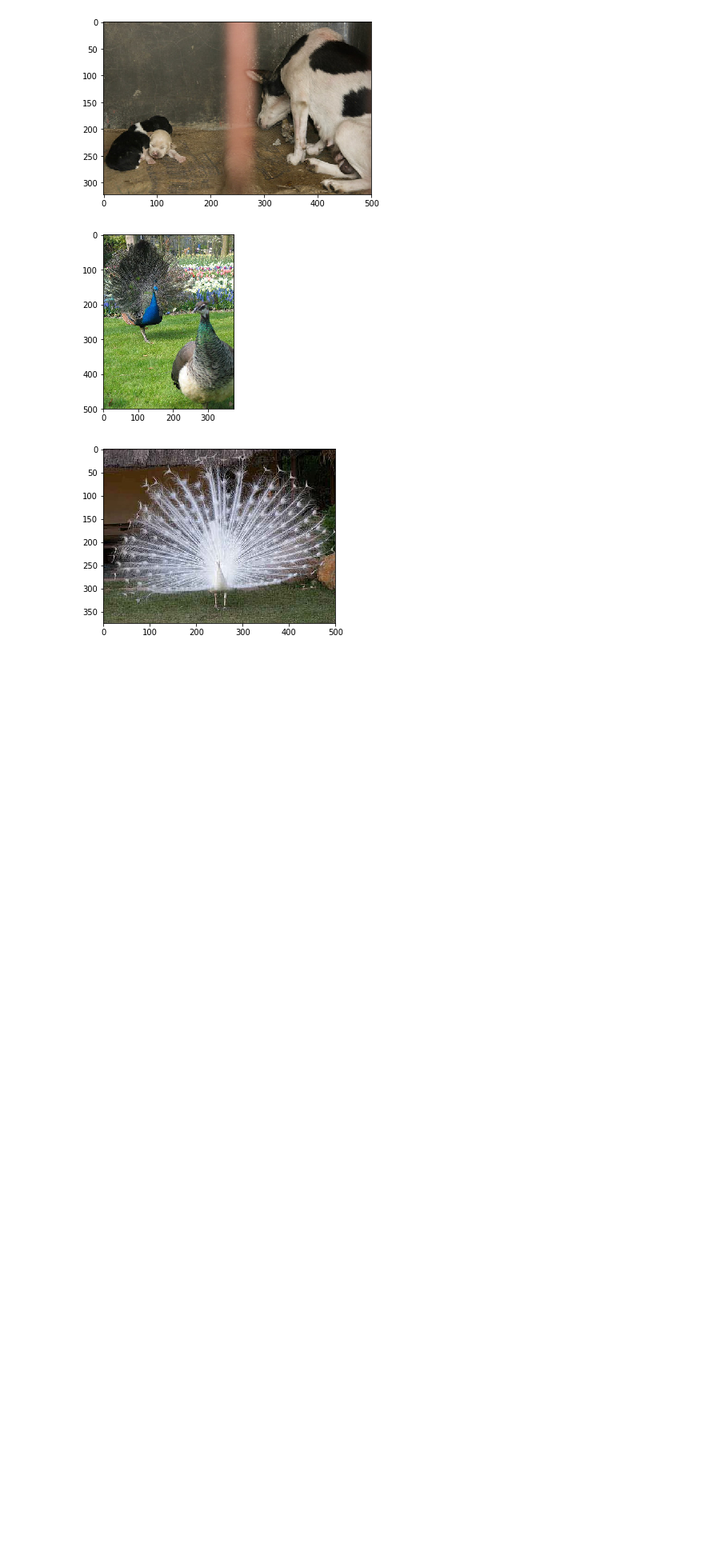
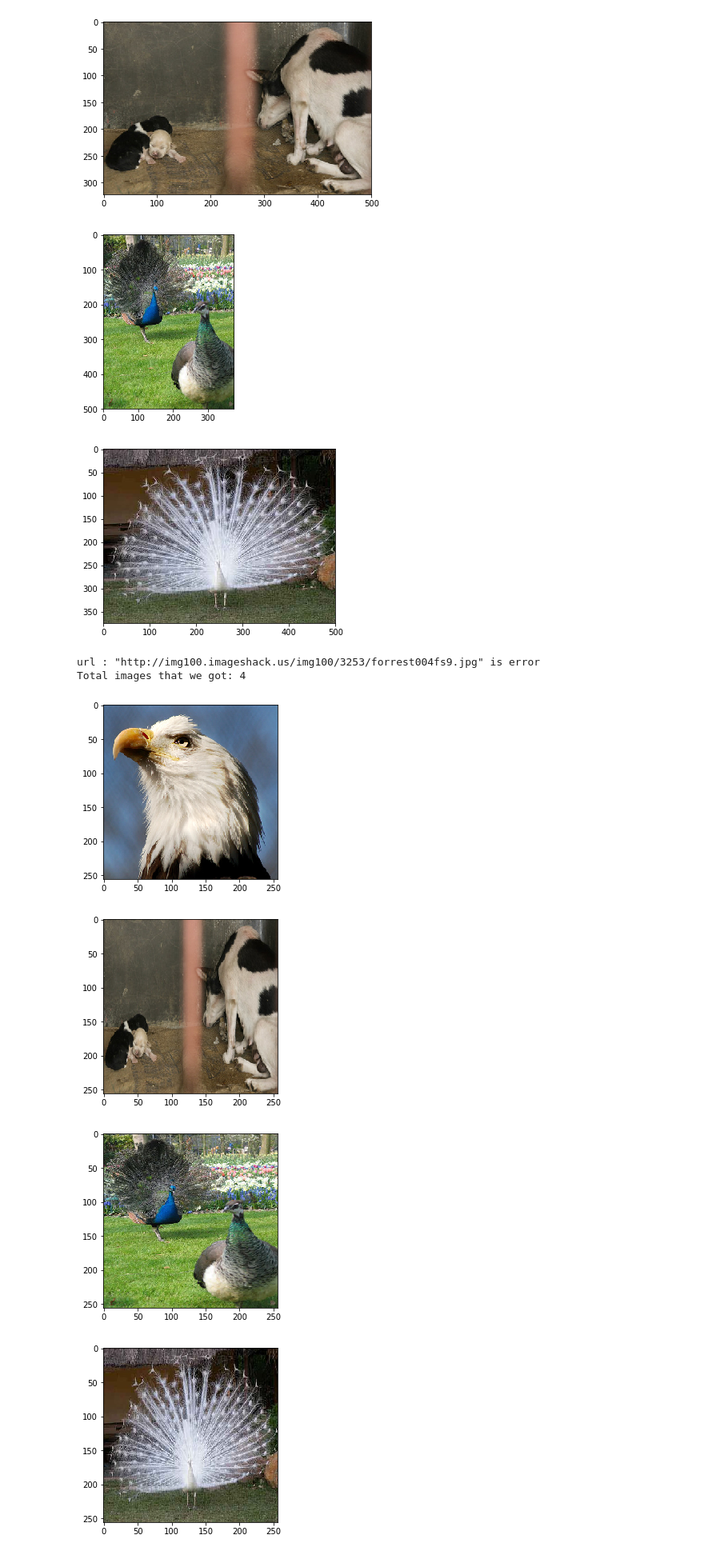
Before and after one commit to nicknick0630/2nd-ML100Days, a Jupyter notebook: homework/Day_003-2_HW.ipynb, the cells around one changed output. Shown at 80% size. Cells and saved outputs as stored; diff of their text form; code cells hidden in the pictures; blank space fills up the shorter version.

```diff
--- a/homework/Day_003-2_HW.ipynb
+++ b/homework/Day_003-2_HW.ipynb
@@ -39,17 +39,13 @@ data2[0]
 # %%
 import pandas as pd
 
-data3 = []
+arrange_data = []
 
 for i in range(len(data2)):
-    data3.extend(data2[i].split('\t'))
+    arrange_data.append(data2[i].split('\t'))
 
-id=data3[0::2]
-address=data3[1::2]
+df = pd.DataFrame(arrange_data, columns=['id', 'address'])
 
-arrange_data = { 'id':id, 'address':address }
-
-df = pd.DataFrame(arrange_data)
 df.head()
 # %% [output]
 |  | id | address |
@@ -73,6 +69,8 @@ response = requests.get(first_link)
 img = Image.open(BytesIO(response.content))
 
 # Convert img to numpy array
+img = np.array(img)
+print(img.shape)
 
 plt.imshow(img)
 plt.show()
@@ -92,9 +91,15 @@ def img2arr_fromURLs(url_list, resize = False):
     img_list=[]
 
     for url in url_list:
+        response = requests.get(url)
         try:
-            response = requests.get(url)
-            img_list.append(Image.open(BytesIO(response.content)))
+            img = Image.open(BytesIO(response.content))
+
+            if resize:
+                img = img.resize((256,256))
+
+            img = np.array(img)
+            img_list.append(img)
         except:
             print('url : "{}" is error' .format(url))
 
@@ -113,3 +118,17 @@ Total images that we got: 4
 [figure]
 [figure]
 [figure]
+# %%
+result = img2arr_fromURLs(df[0:5]['address'].values, resize = True)
+print("Total images that we got: %i " % len(result)) # 如果不等於 5, 代表有些連結失效囉
+
+for im_get in result:
+    plt.imshow(im_get)
+    plt.show()
+# %% [output]
+url : "http://img100.imageshack.us/img100/3253/forrest004fs9.jpg" is error
+Total images that we got: 4
+[figure, added]
+[figure, added]
+[figure, added]
+[figure, added]
```
Also changed, not shown: parts of 1 cell of this notebook, 5 other files.
